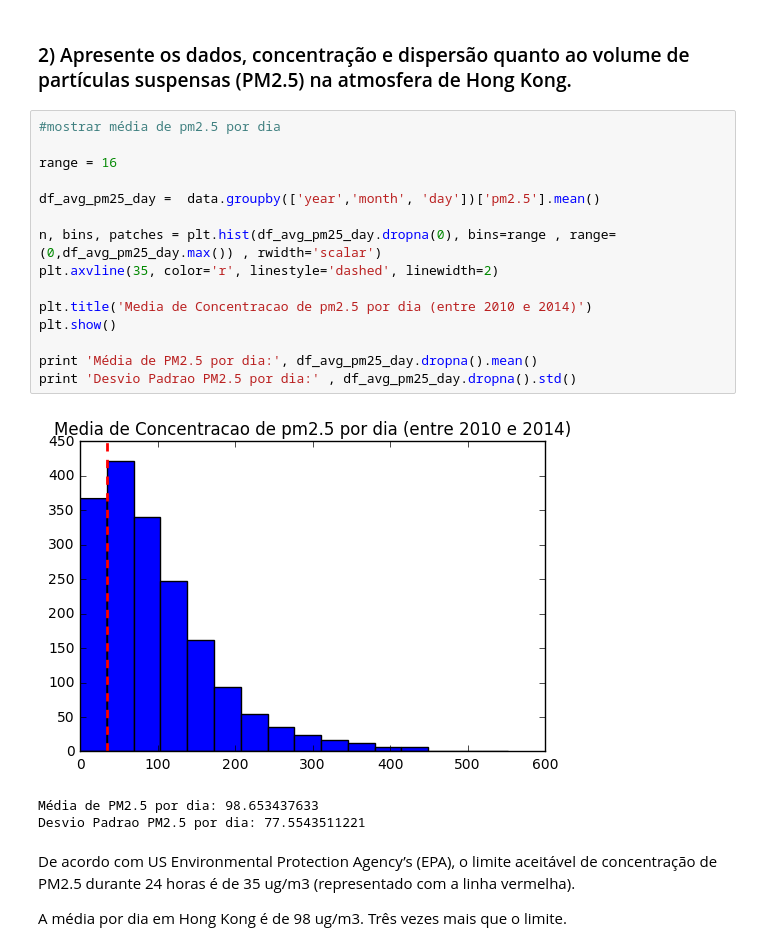
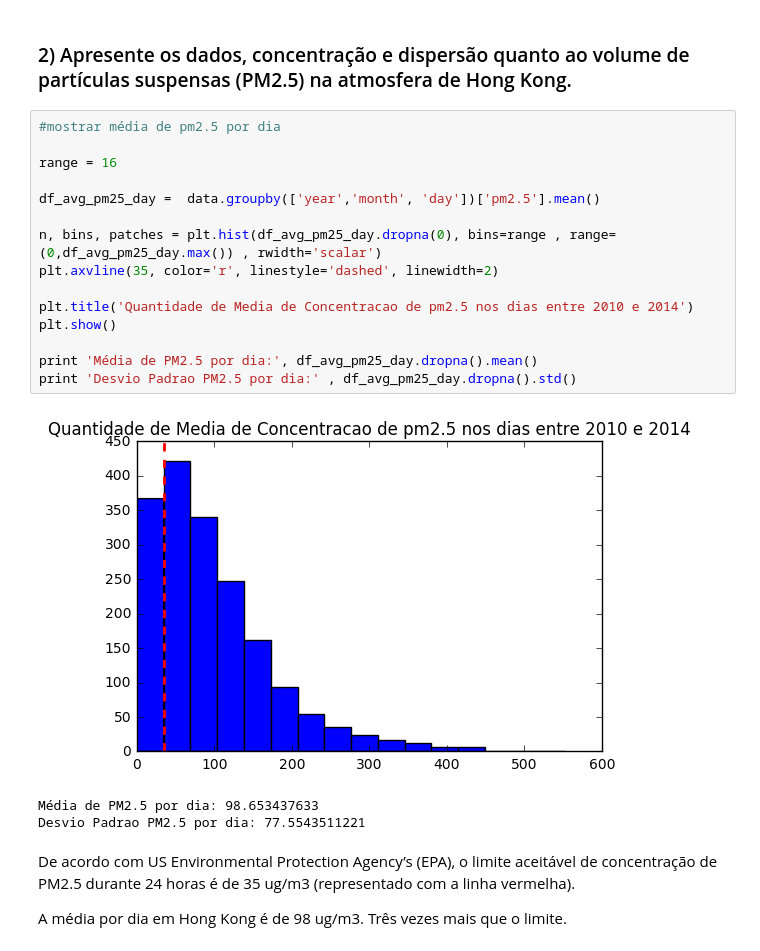
Before and after one commit to fredericobraga85/Big-Data, a Jupyter notebook: Análise Dados/Avaliação - Frederico Luz Braga.ipynb, the cells around one changed output. Cells and saved outputs as stored; diff of their text form.

```diff
--- a/Análise Dados/Avaliação - Frederico Luz Braga.ipynb
+++ b/Análise Dados/Avaliação - Frederico Luz Braga.ipynb
@@ -128,20 +128,20 @@ Name: Is, dtype: int64
 # %%
 #mostrar média de pm2.5 por dia
 
 range = 16
 
 df_avg_pm25_day =  data.groupby(['year','month', 'day'])['pm2.5'].mean()
 
 n, bins, patches = plt.hist(df_avg_pm25_day.dropna(0), bins=range , range=(0,df_avg_pm25_day.max()) , rwidth='scalar')
 plt.axvline(35, color='r', linestyle='dashed', linewidth=2)
 
-plt.title('Media de Concentracao de pm2.5 por dia (entre 2010 e 2014)')
+plt.title('Quantidade de Media de Concentracao de pm2.5 nos dias entre 2010 e 2014')
 plt.show()
 
 print 'Média de PM2.5 por dia:', df_avg_pm25_day.dropna().mean()
 print 'Desvio Padrao PM2.5 por dia:' , df_avg_pm25_day.dropna().std()
 # %% [output]
-[figure, old version]
+[figure, new version]
 Média de PM2.5 por dia: 98.653437633
 Desvio Padrao PM2.5 por dia: 77.5543511221
 # %% [markdown]
```
Also changed, not shown: parts of 7 cells of this notebook.
